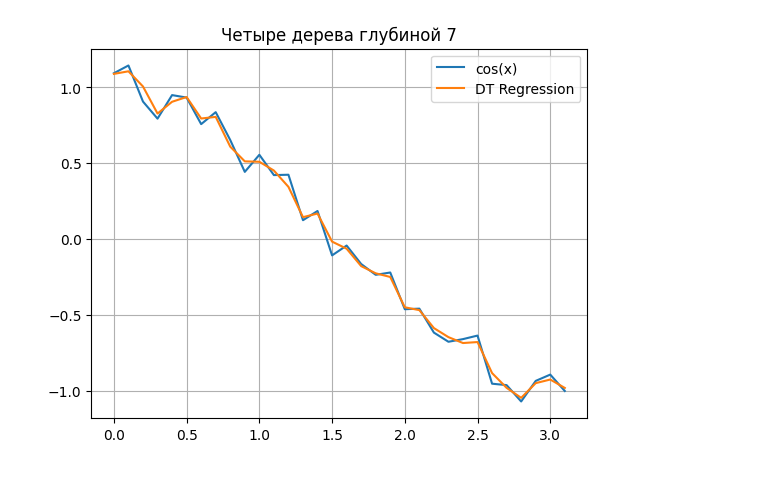
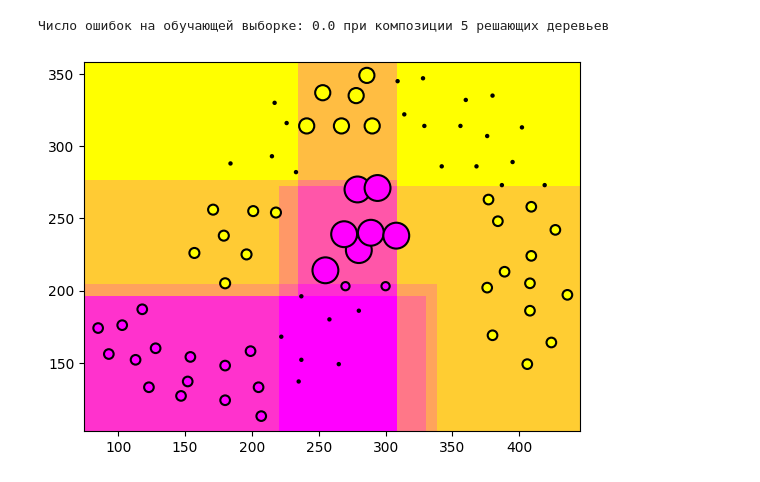
Before and after one commit to Sergey-Kiselev-dev/ML_sem_pub, a Jupyter notebook: ML_04_selfedu_ml_42a.ipynb, the cells around one changed output. Cells and saved outputs as stored; diff of their text form; code cells hidden in the pictures.

```diff
--- a/ML_04_selfedu_ml_42a.ipynb
+++ b/ML_04_selfedu_ml_42a.ipynb
@@ -14,13 +3,14 @@ x = x.reshape(-1, 1)
-# %%
-clf = RandomForestRegressor(max_depth=7, n_estimators=18, random_state=1)
-clf.fit(x, y)
-yy = clf.predict(x)
-
-plt.plot(x, y, label="cos(x)")
-plt.plot(x, yy, label="DT Regression")
-plt.grid()
-plt.legend()
-plt.title('Четыре дерева глубиной 7')
-plt.show()
-# %% [output]
-[figure, removed]
+# %%
+#42. Введение в бустинг (boosting). Алгоритм AdaBoost при классификации | Машинное обучение
+# https://www.youtube.com/watch?v=PnbZ7t8sckQ&list=PLA0M1Bcd0w8zxDIDOTQHsX68MCDOAJDtj&index=43
+# https://github.com/selfedu-rus/machine_learning/blob/main/machine_learning_42_adaboost_classification.py
+
+import numpy as np
+import matplotlib.pyplot as plt
+from sklearn.tree import DecisionTreeClassifier
+
+
+def get_grid(data):
+    x_min, x_max = data[:, 0].min() - 10, data[:, 0].max() + 10
+    y_min, y_max = data[:, 1].min() - 10, data[:, 1].max() + 10
+    return np.meshgrid(np.arange(x_min, x_max, 1), np.arange(y_min, y_max, 1))
@@ -26,0 +29,43 @@ plt.show()
+# %%
+XN = len(train_data)    # длина обучающей выборки
+T = 5                   # число алгоритмов в композиции
+max_depth = 2           # максимальная глубина решающих деревьев
+w = np.ones(XN) / XN    # начальные значения весов для объектов выборки
+algs = []               # список из полученных алгоритмов
+alfa = []               # список из вычисленных весов для композиции
+
+for n in range(T):
+    # создаем и обучаем решающее дерево с весами объектов w
+    algs.append(DecisionTreeClassifier(criterion='gini', max_depth=max_depth))
+    algs[n].fit(train_data, train_labels, sample_weight=w)
+
+    predicted = algs[n].predict(train_data) # формируем прогнозы полученного дерева по обучающей выборке
+    N = np.sum(np.abs(train_labels - predicted) / 2 * w)   # вычисляем долю неверных классификаций
+    alfa.append( 0.5 * np.log((1 - N) / N) if N != 0 else np.log((1-1e-8) / 1e-8) ) # вычисляем вес для текущего алгоритма
+
+    # пересчитываем веса объектов выборки
+    w = w * np.exp(-1 * alfa[n] * train_labels * predicted)
+    w = w / np.sum(w)
+
+
+# вычисляем число ошибок классификации на основе полученной композиции
+predicted = alfa[0] * algs[0].predict(train_data)
+for n in range(1, T):
+    predicted += alfa[n] * algs[n].predict(train_data)
+
+N = np.sum(np.abs(train_labels - np.sign(predicted)) / 2)
+print(f"Число ошибок на обучающей выборке: {N} при композиции {T} решающих деревьев")
+
+
+# отображаем полученные результаты классификации
+xx, yy = get_grid(train_data)
+predicted = alfa[0] * algs[0].predict(np.c_[xx.ravel(), yy.ravel()]).reshape(xx.shape)
+for n in range(1, T):
+    predicted += alfa[n] * algs[n].predict(np.c_[xx.ravel(), yy.ravel()]).reshape(xx.shape)
+
+plt.pcolormesh(xx, yy, predicted, cmap='spring', shading='auto')
+plt.scatter(train_data[:, 0], train_data[:, 1], c=train_labels, s=5000 * w, cmap='spring', edgecolors='black', linewidth=1.5)
+plt.show()
+# %% [output]
+Число ошибок на обучающей выборке: 0.0 при композиции 5 решающих деревьев
+[figure, added]
```
Also changed, not shown: parts of 3 cells of this notebook.
